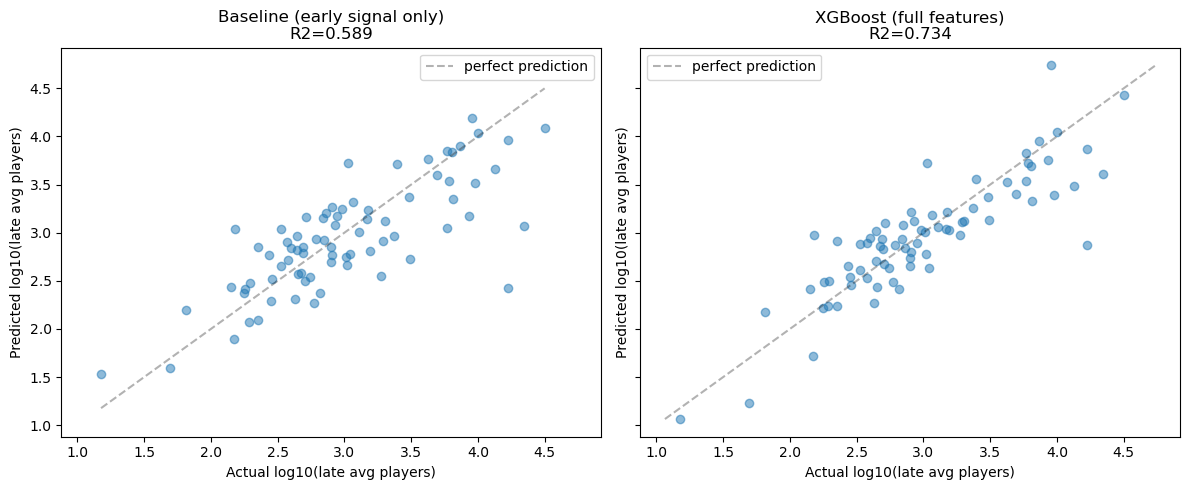
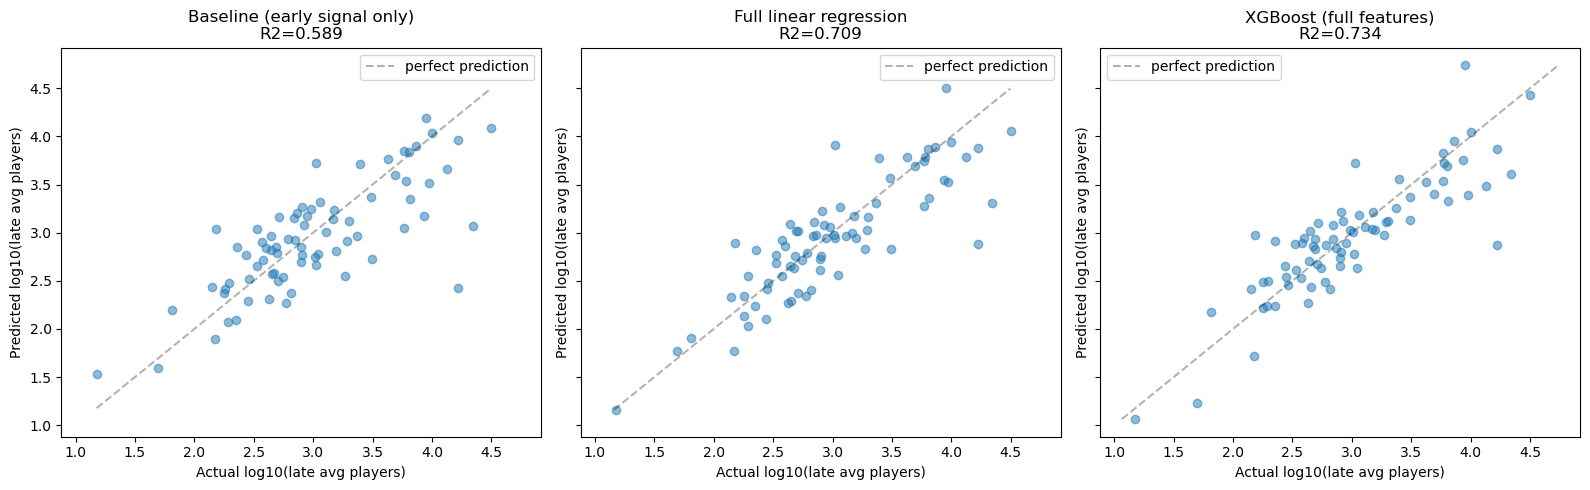
Code edit (unified diff) that turned the first committed figure into the second:
--- before
+++ after
@@ -1,7 +1,8 @@
-fig, (ax1, ax2) = plt.subplots(1, 2, figsize=(12, 5), sharex=True, sharey=True)
+fig, axes = plt.subplots(1, 3, figsize=(16, 5), sharex=True, sharey=True)
 
 for ax, pred, title, r2 in [
-    (ax1, baseline_pred, "Baseline (early signal only)", baseline_r2),
-    (ax2, xgb_pred, "XGBoost (full features)", xgb_r2),
+    (axes[0], baseline_pred, "Baseline (early signal only)", baseline_r2),
+    (axes[1], full_linear_pred, "Full linear regression", full_linear_r2),
+    (axes[2], xgb_pred, "XGBoost (full features)", xgb_r2),
 ]:
     ax.scatter(y_test, pred, alpha=0.5)

Commit: Add full linear regression comparison, decompose XGBoost's improvement